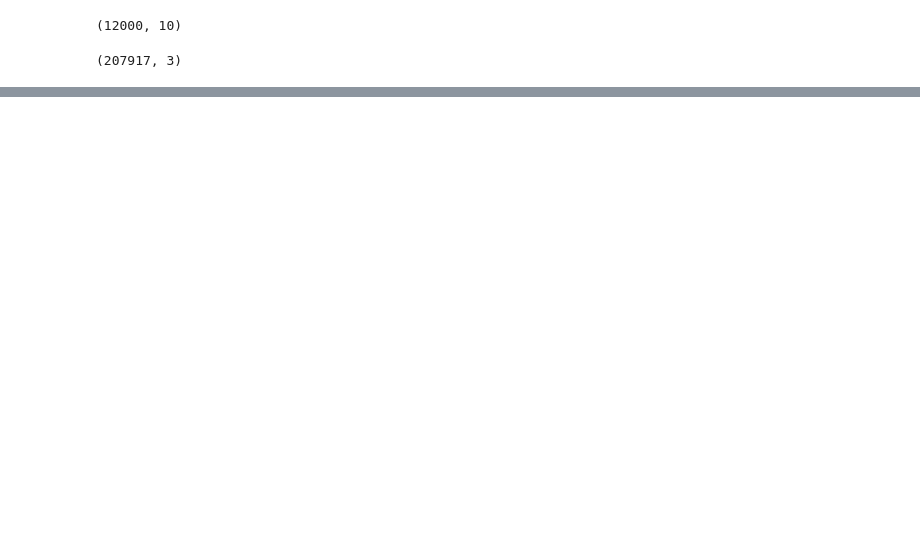
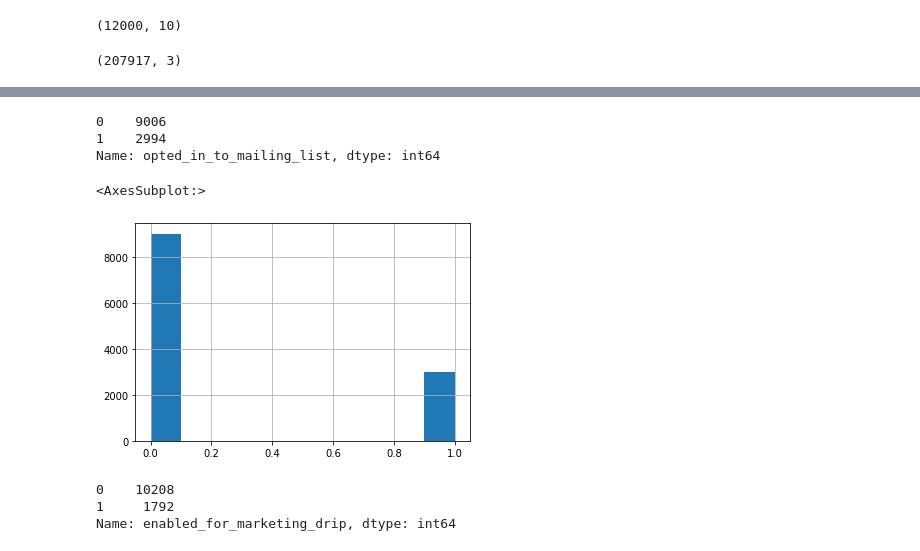
Before and after one commit to rhodapang/Python-Practice, a Jupyter notebook: Relax Inc Project.ipynb, the cells around one changed output, grey strips where cells are left out. Drawn from its saved outputs; the diff is of its cells as text; code cells hidden in the pictures; blank space fills up the shorter version.

```diff
--- a/Relax Inc Project.ipynb
+++ b/Relax Inc Project.ipynb
@@ -73,0 +97,21 @@ df_1.shape
+# %%
+# opted_in_to_mailing_list
+
+df['opted_in_to_mailing_list'].value_counts()
+# %% [output]
+0    9006
+1    2994
+Name: opted_in_to_mailing_list, dtype: int64
+# %%
+df['opted_in_to_mailing_list'].hist()
+# %% [output]
+<AxesSubplot:>
+[figure, added]
+# %%
+# enabled_for_marketing_drip
+
+df['enabled_for_marketing_drip'].value_counts()
+# %% [output]
+0    10208
+1     1792
+Name: enabled_for_marketing_drip, dtype: int64
```
Also changed, not shown: parts of 7 cells of this notebook.
